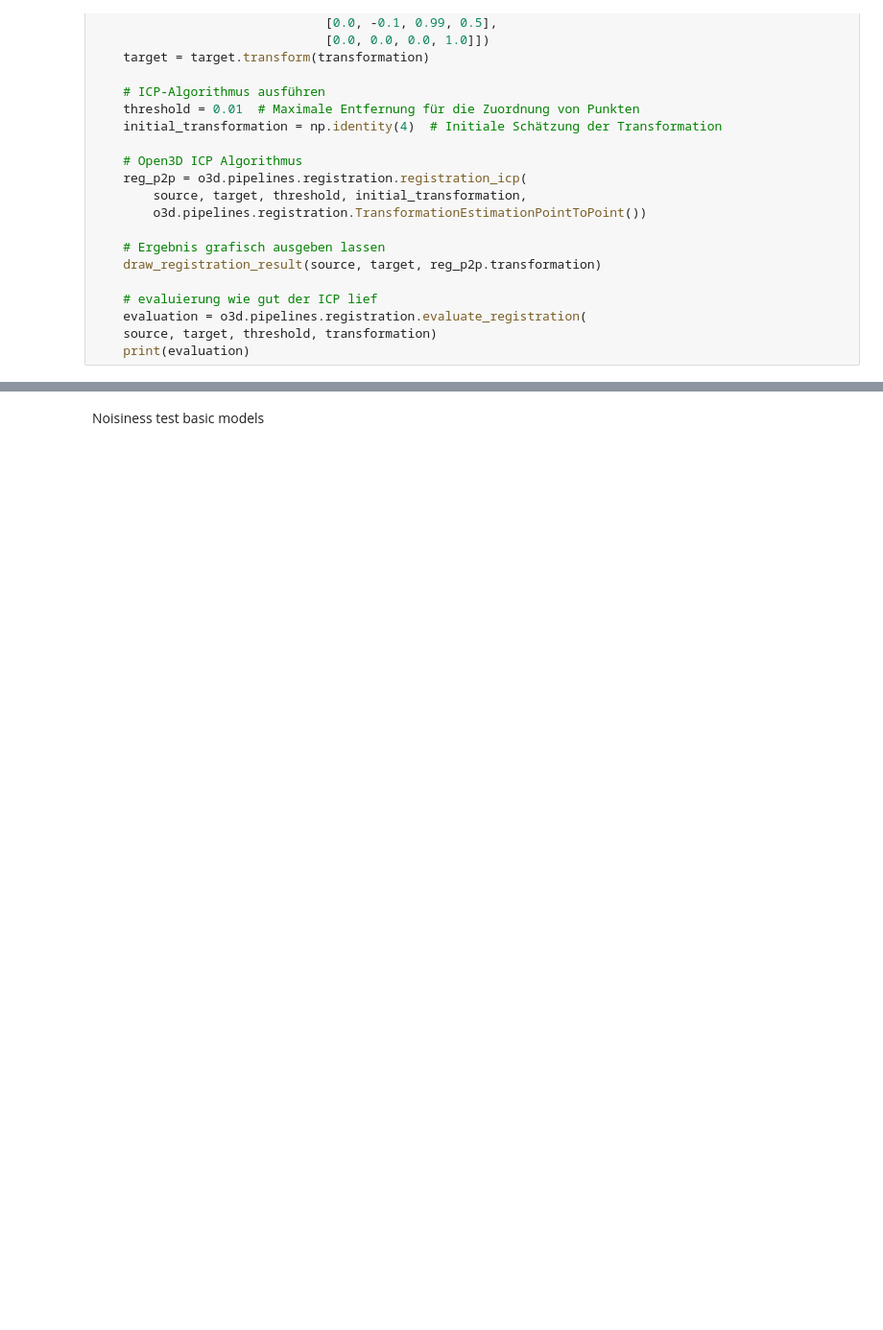
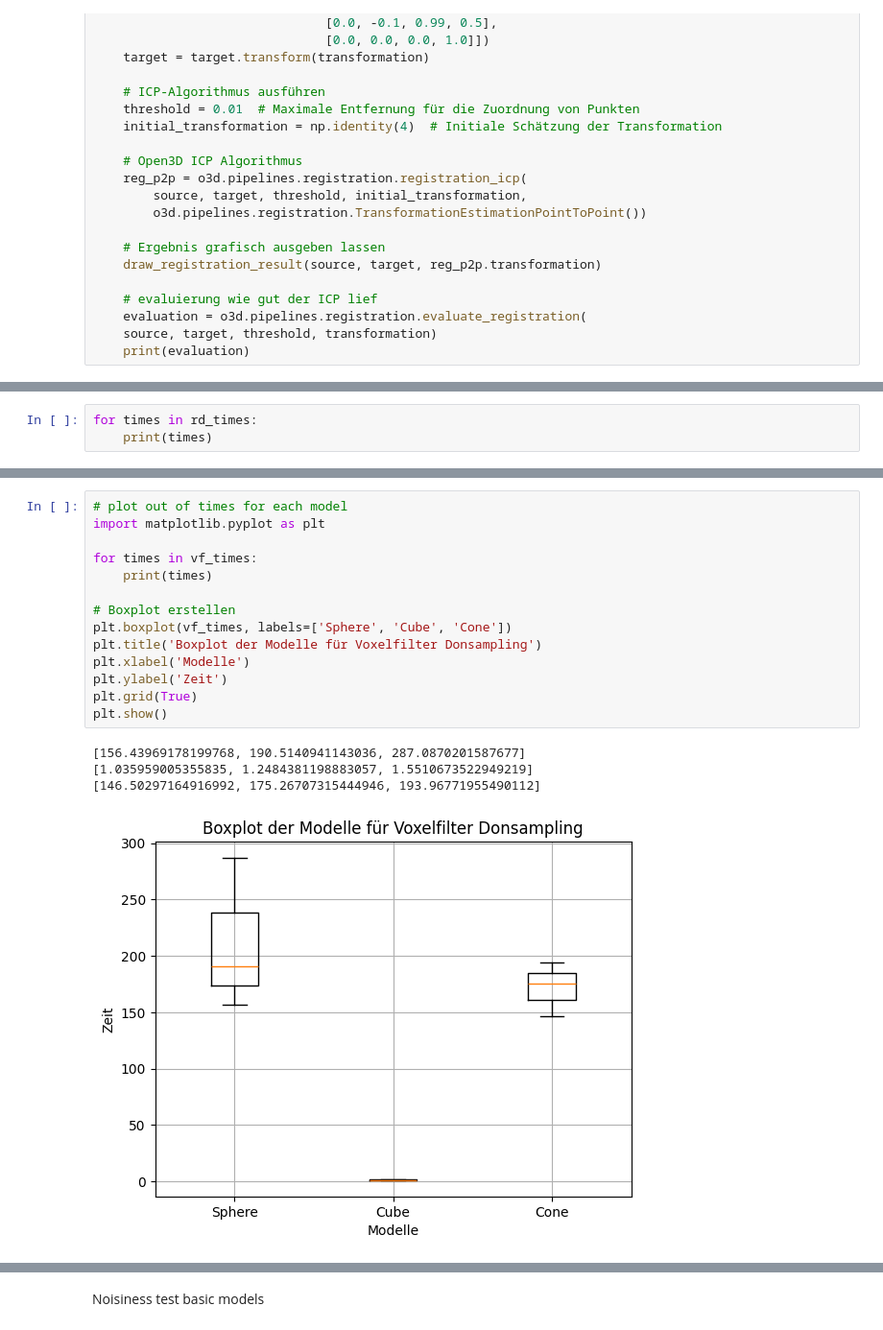
Before and after one commit to Felinchen76/pointcloud_downsampling, a Jupyter notebook: notebook.ipynb, the cells around one changed output, grey strips where cells are left out. Shown at 96% size. Cells and saved outputs as stored; diff of their text form; blank space fills up the shorter version.

```diff
--- a/notebook.ipynb
+++ b/notebook.ipynb
@@ -349,0 +552,3 @@ Sphere Test
+# %%
+for times in rd_times:
+    print(times)
@@ -349,0 +572,19 @@ Sphere Test
+# %%
+# plot out of times for each model
+import matplotlib.pyplot as plt
+
+for times in vf_times:
+    print(times)
+
+# Boxplot erstellen
+plt.boxplot(vf_times, labels=['Sphere', 'Cube', 'Cone'])
+plt.title('Boxplot der Modelle für Voxelfilter Donsampling')
+plt.xlabel('Modelle')
+plt.ylabel('Zeit')
+plt.grid(True)
+plt.show()
+# %% [output]
+[156.43969178199768, 190.5140941143036, 287.0870201587677]
+[1.035959005355835, 1.2484381198883057, 1.5510673522949219]
+[146.50297164916992, 175.26707315444946, 193.96771955490112]
+[figure, added]
```
Also changed, not shown: parts of 51 cells of this notebook.
